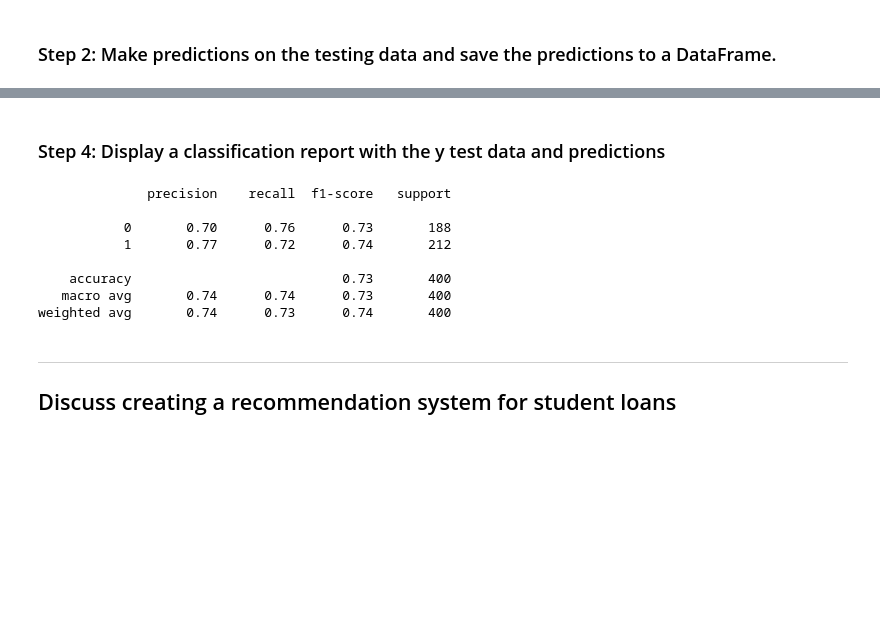
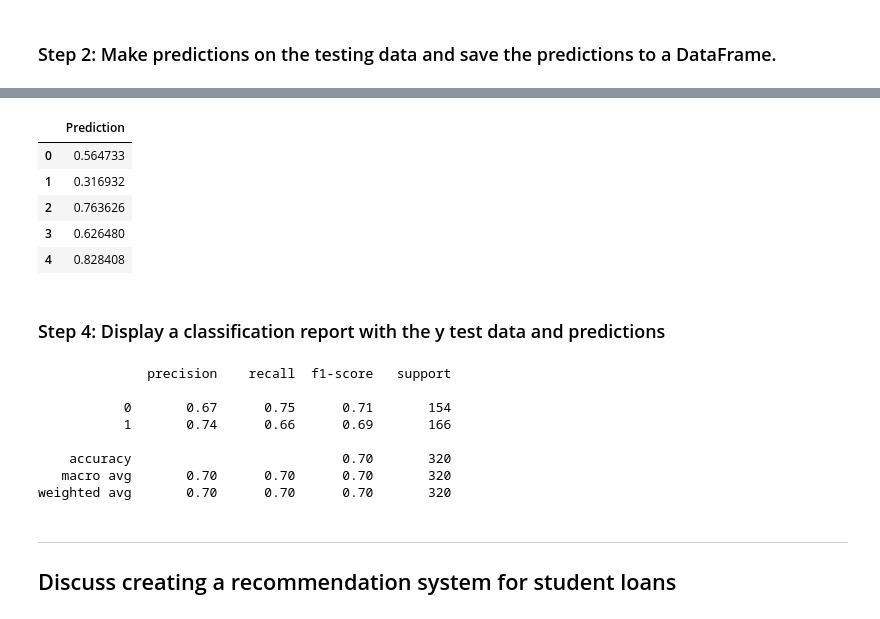
Before and after one commit to Pnwankwo2/neural-network-challenge-1, a Jupyter notebook: student_loans_with_deep_learning.ipynb, the cells around one changed output, grey strips where cells are left out. Cells and saved outputs as stored; diff of their text form; code cells hidden in the pictures; blank space fills up the shorter version.

```diff
--- a/student_loans_with_deep_learning.ipynb
+++ b/student_loans_with_deep_learning.ipynb
@@ -93,9 +119,9 @@ loans_df.head()
 ### Step 3: Split the features and target sets into training and testing datasets.
 # %%
 # Split the preprocessed data into a training and testing dataset
-
-
+X_train, X_test, y_train, y_test = train_test_split(X, y, test_size=0.2, random_state=42)
 # Assign the function a random_state equal to 1
+X_train, X_test, y_train, y_test = train_test_split(X, y, test_size=0.2, random_state=1)
 # %% [markdown]
 ### Step 4: Use scikit-learn's `StandardScaler` to scale the features data.
 # %%
@@ -241,0 +312,13 @@ array([[0.63573396],
+# %%
+# Make predictions with the test data
+from tensorflow.keras.models import load_model # Import load_model
+
+
+model = load_model('Patrick Nwankwo/Desktop/CHALLENGES-UPENN-VIRT-AI-PT-07-2024-U-LOLC/student_loans.keras')
+
+
+# Display a sample of the predictions
+predictions = model.predict(X_test)
+predictions_df = pd.DataFrame(predictions, columns=['Prediction'])
+predictions_df.head()
+# %% [output]
@@ -241,0 +326,6 @@ array([[0.63573396],
+|  | Prediction |
+| 0 | 0.564733 |
+| 1 | 0.316932 |
+| 2 | 0.763626 |
+| 3 | 0.626480 |
+| 4 | 0.828408 |
@@ -243,15 +342,18 @@ array([[0.63573396],
 ### Step 4: Display a classification report with the y test data and predictions
 # %%
 # Print the classification report with the y test data and predictions
+from sklearn.metrics import classification_report
+report = classification_report(y_test, binary_predictions)
+print(report)
 # %% [output]
               precision    recall  f1-score   support
 
-           0       0.70      0.76      0.73       188
-           1       0.77      0.72      0.74       212
+           0       0.67      0.75      0.71       154
+           1       0.74      0.66      0.69       166
 
-    accuracy                           0.73       400
-   macro avg       0.74      0.74      0.73       400
-weighted avg       0.74      0.73      0.74       400
+    accuracy                           0.70       320
+   macro avg       0.70      0.70      0.70       320
+weighted avg       0.70      0.70      0.70       320
 # %% [markdown]
 ---
 ## Discuss creating a recommendation system for student loans
```
Also changed, not shown: parts of 22 cells of this notebook.
